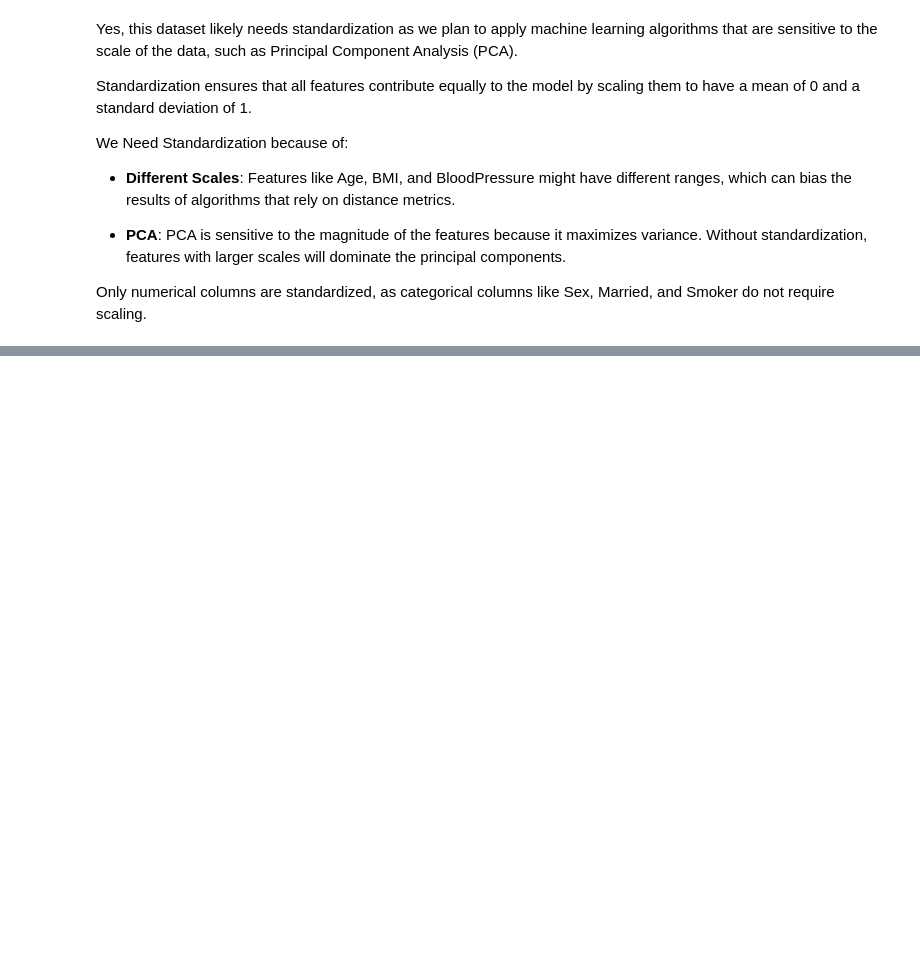
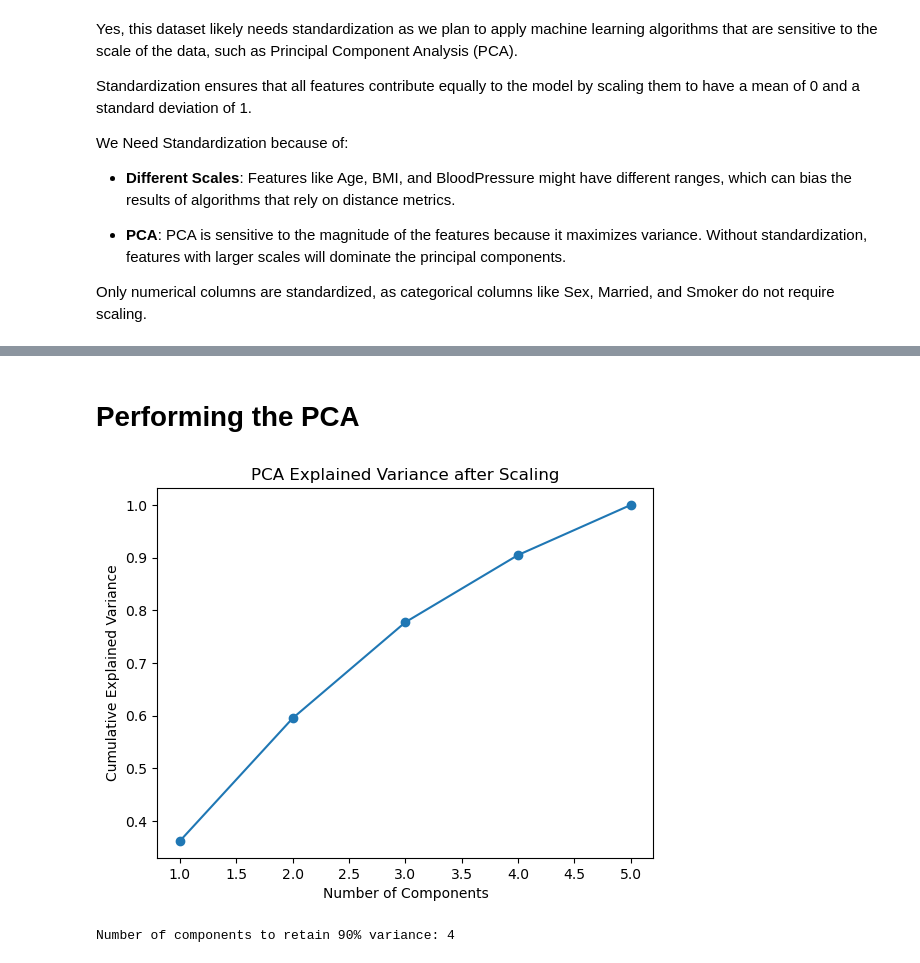
Before and after one commit to mohamd7ali/ML, a Jupyter notebook: PCA/PCA.ipynb, the cells around one changed output, grey strips where cells are left out. Drawn from its saved outputs; the diff is of its cells as text; code cells hidden in the pictures; blank space fills up the shorter version.

Commit message:
Performing the PCA

```diff
--- a/PCA/PCA.ipynb
+++ b/PCA/PCA.ipynb
@@ -142,8 +156,6 @@ We Need Standardization because of:
 
 Only numerical columns are standardized, as categorical columns like Sex, Married, and Smoker do not require scaling.
 # %%
-from sklearn.preprocessing import StandardScaler
-
 # Select numerical columns for standardization
 numerical_columns = ['Age', 'BloodPressure', 'GeneticRisk', 'BMI', 'PhysicalActivity']
 
@@ -151,7 +163,5 @@ numerical_columns = ['Age', 'BloodPressure', 'GeneticRisk', 'BMI', 'PhysicalActi
 scaler = StandardScaler()
 
 # Apply standardization
-df[numerical_columns] = scaler.fit_transform(df[numerical_columns])
-
-# Display the standardized data
-print(df.head())
+# df[numerical_columns] = scaler.fit_transform(df[numerical_columns])
+df_scaled = scaler.fit_transform(df[numerical_columns])
@@ -192,0 +206,36 @@ df.describe()
+# %% [markdown]
+# Performing the PCA
+# %%
+# Apply PCA
+pca = PCA(n_components=5)
+pca.fit(df_scaled)
+
+# Plot explained variance
+import matplotlib.pyplot as plt
+plt.plot(range(1, len(pca.explained_variance_ratio_) + 1), np.cumsum(pca.explained_variance_ratio_), marker='o')
+plt.xlabel('Number of Components')
+plt.ylabel('Cumulative Explained Variance')
+plt.title('PCA Explained Variance after Scaling')
+plt.show()
+# %% [output]
+[figure, added]
+# %%
+# Cov Matrix
+cov_matrix = np.cov(df_scaled, rowvar=False)
+
+# EigenValue & Vector
+eigenvalues, eigenvectors = np.linalg.eig(cov_matrix)
+
+# Sort EigenValue & Vector
+sorted_indices = np.argsort(eigenvalues)[::-1]
+sorted_eigenvalues = eigenvalues[sorted_indices]
+sorted_eigenvectors = eigenvectors[:, sorted_indices]
+
+# Variance
+explained_variance_ratio = sorted_eigenvalues / np.sum(sorted_eigenvalues)
+cumulative_explained_variance = np.cumsum(explained_variance_ratio)
+
+k = np.argmax(cumulative_explained_variance >= 0.90) + 1
+print(f"Number of components to retain 90% variance: {k}")
+# %% [output]
+Number of components to retain 90% variance: 4
```
Also changed, not shown: parts of 11 cells of this notebook.
